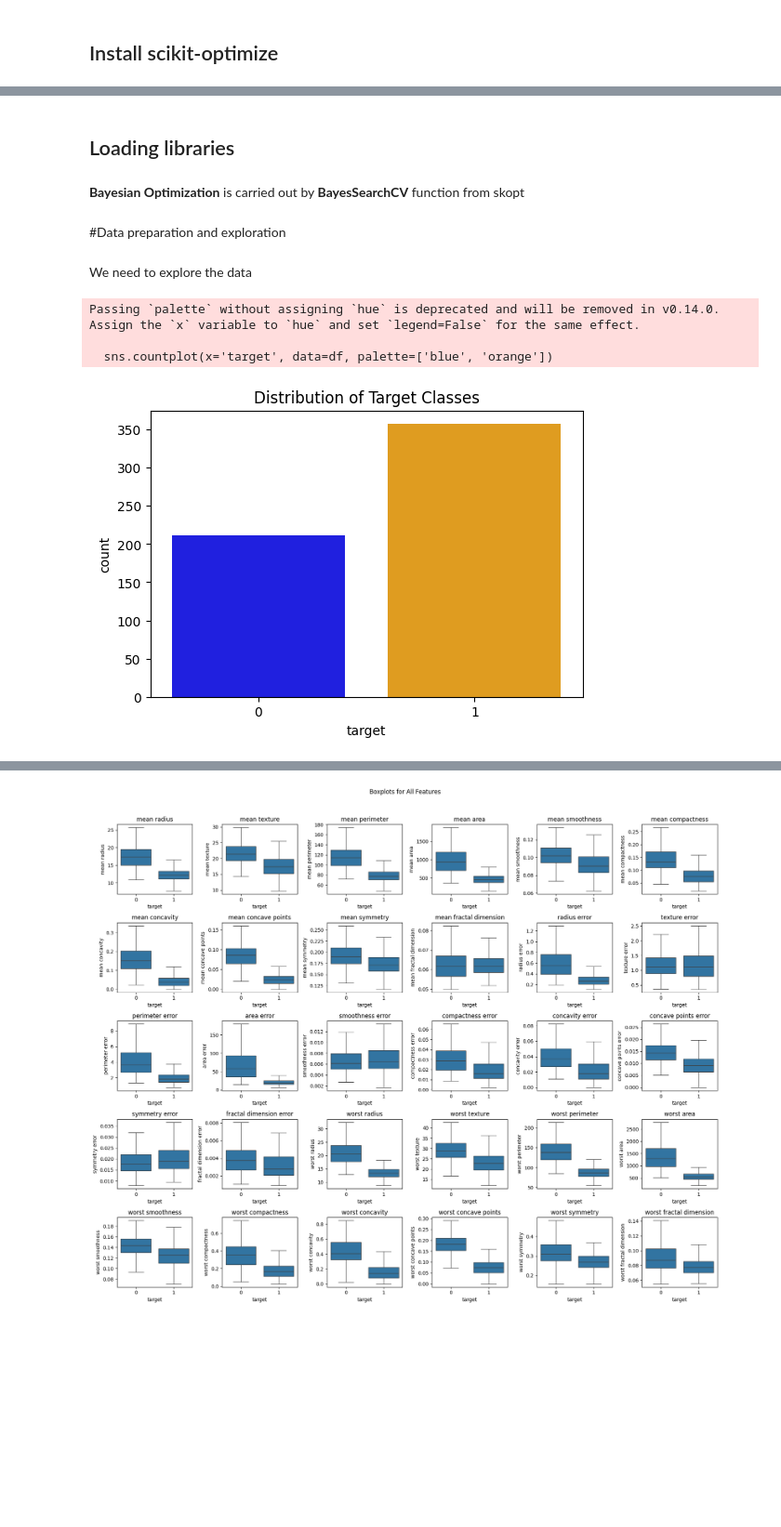
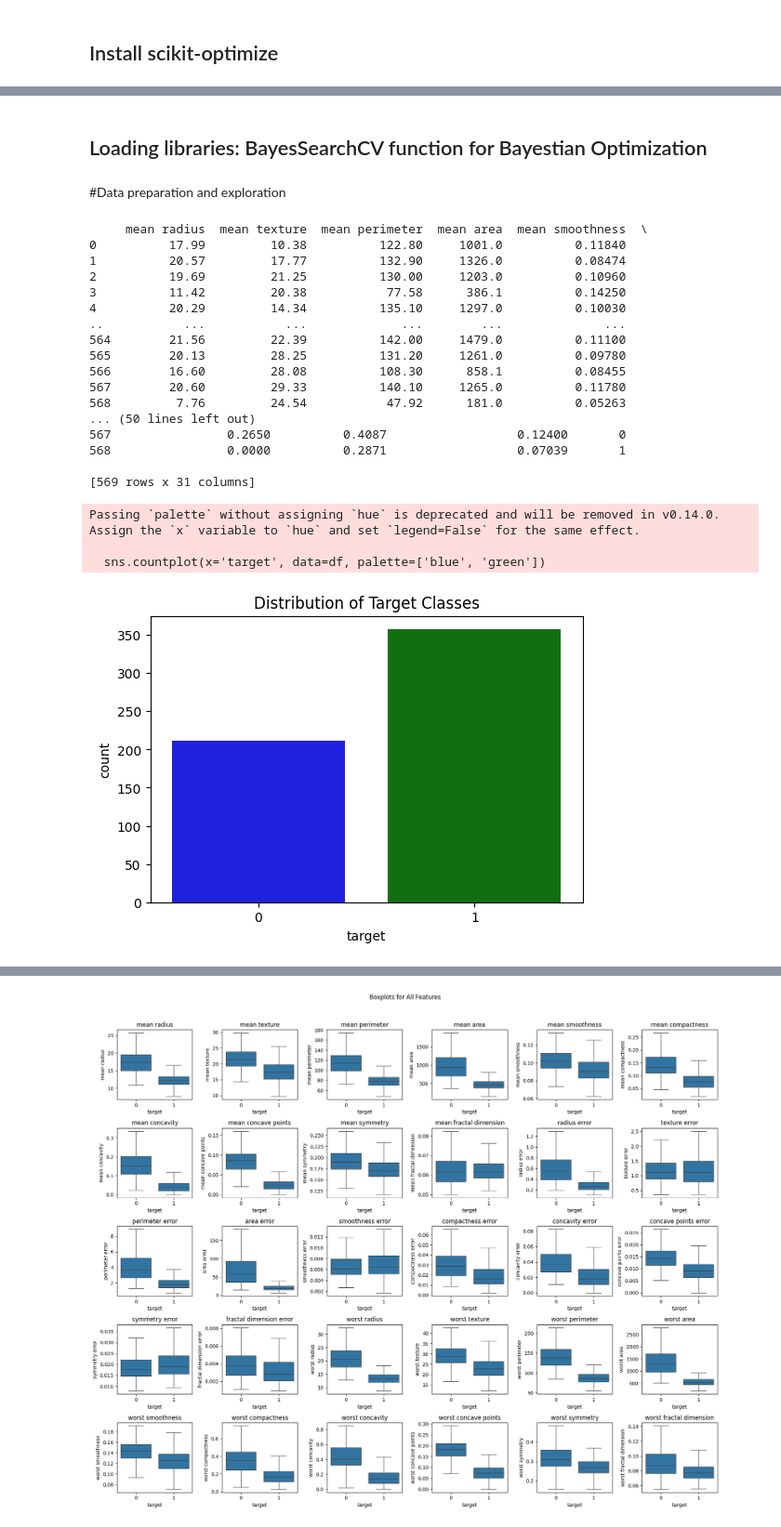
Before and after one commit to miguel05mex78-bot/DataScienceMastery, a Jupyter notebook: Bayesian_Optimization.ipynb, the cells around one changed output, grey strips where cells are left out. Shown at 93% size. Drawn from its saved outputs; the diff is of its cells as text; code cells hidden in the pictures; blank space fills up the shorter version.

```diff
--- a/Bayesian_Optimization.ipynb
+++ b/Bayesian_Optimization.ipynb
@@ -25,7 +25,5 @@ Successfully installed pyaml-24.4.0 scikit-optimize-0.10.2
 # %% [markdown]
-## Loading libraries
+## Loading libraries: BayesSearchCV function for Bayestian Optimization
-# %% [markdown]
-**Bayesian Optimization** is carried out by **BayesSearchCV** function from skopt
 # %%
 import matplotlib.pyplot as plt
 import seaborn as sns
@@ -39,24 +37,41 @@ from sklearn.model_selection import train_test_split, cross_val_score
 from skopt import BayesSearchCV
 # %% [markdown]
 #Data preparation and exploration
-# %% [markdown]
-We need to explore the data
 # %%
 data = load_breast_cancer()
 
+
 df = pd.DataFrame(data.data, columns=data.feature_names)
 df['target'] = data.target
+print(df)
 
 # Plot the distribution of  classes
 plt.figure(figsize=(6, 4))
-sns.countplot(x='target', data=df, palette=['blue', 'orange'])
+sns.countplot(x='target', data=df, palette=['blue', 'green'])
 plt.title('Distribution of Target Classes')
 plt.xticks(ticks=[0, 1], labels=['0', '1'])  #
 plt.show()
 # %% [output]
-Passing `palette` without assigning `hue` is deprecated and will be removed in v0.14.0. Assign the `x` variable to `hue` and set `legend=False` for the same effect.
+     mean radius  mean texture  mean perimeter  mean area  mean smoothness  \
+0          17.99         10.38          122.80     1001.0          0.11840
+1          20.57         17.77          132.90     1326.0          0.08474
+2          19.69         21.25          130.00     1203.0          0.10960
+3          11.42         20.38           77.58      386.1          0.14250
+4          20.29         14.34          135.10     1297.0          0.10030
+..           ...           ...             ...        ...              ...
+564        21.56         22.39          142.00     1479.0          0.11100
+565        20.13         28.25          131.20     1261.0          0.09780
+566        16.60         28.08          108.30      858.1          0.08455
+567        20.60         29.33          140.10     1265.0          0.11780
+568         7.76         24.54           47.92      181.0          0.05263
+... (50 lines left out)
+567                0.2650          0.4087                  0.12400       0
+568                0.0000          0.2871                  0.07039       1
 
-  sns.countplot(x='target', data=df, palette=['blue', 'orange'])
+[569 rows x 31 columns]
+Passing `palette` without assigning `hue` is deprecated and will be removed in v0.14.0. Assign the `x` variable to `hue` and set `legend=False` for the same effect.
+
+  sns.countplot(x='target', data=df, palette=['blue', 'green'])
-[figure, old version]
+[figure, new version]
 # %%
 # Selected feature names
```
Also changed, not shown: parts of 4 cells of this notebook.
